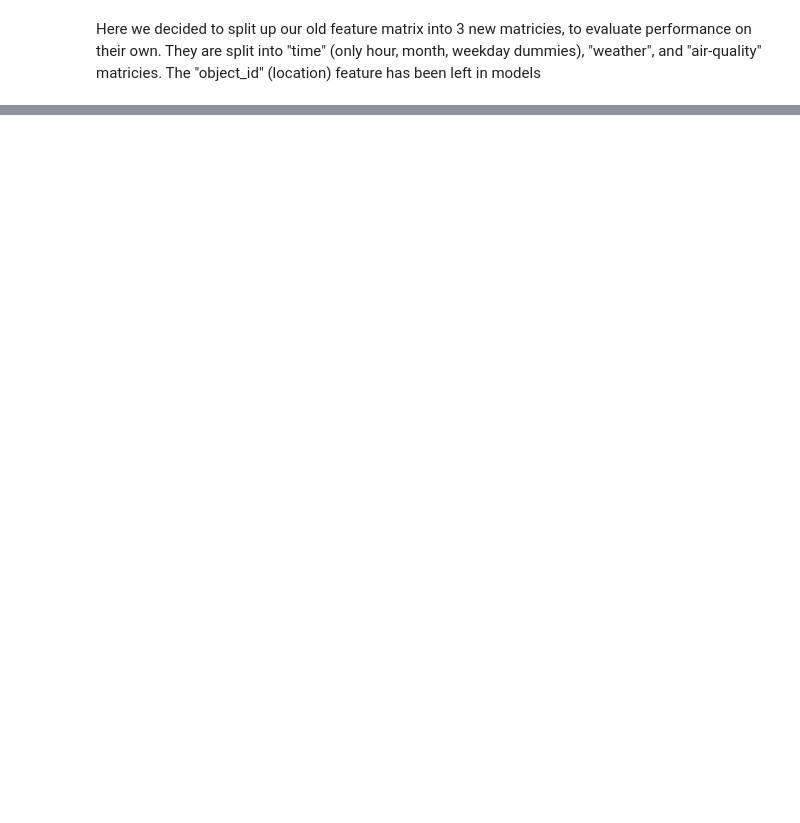
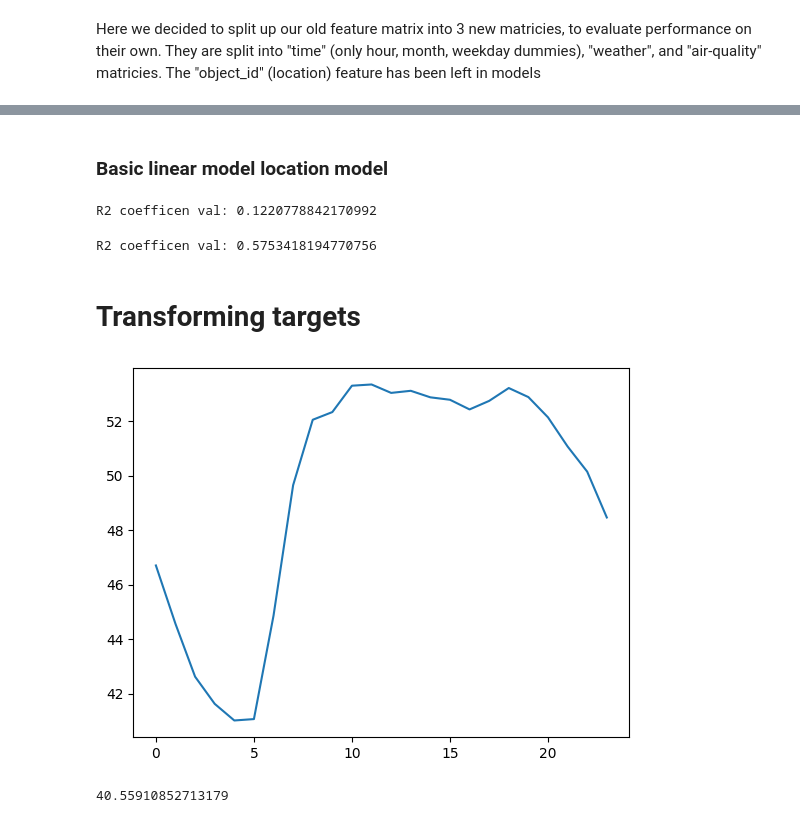
Before and after one commit to aphdinh/MDA_KUL, a Jupyter notebook: notebook/3_model_predict_noise_level_file40.ipynb, the cells around one changed output, grey strips where cells are left out. Drawn from its saved outputs; the diff is of its cells as text; code cells hidden in the pictures; blank space fills up the shorter version.

```diff
--- a/notebook/3_model_predict_noise_level_file40.ipynb
+++ b/notebook/3_model_predict_noise_level_file40.ipynb
@@ -663,0 +747,2 @@ xgb.score()
+# %% [markdown]
+### Basic linear model location model
@@ -663,0 +763,35 @@ xgb.score()
+# %%
+from sklearn.linear_model import LinearRegression
+location_train = pd.get_dummies(location_train)
+location_val = pd.get_dummies(location_val)
+
+lm  = LinearRegression()
+lm.fit(location_train,y_train['laf50_per_hour'])
+val_pred = lm.predict(location_val)
+print(f"R2 coefficen val: {r2_score(y_val['laf50_per_hour'],val_pred)}")
+# %% [output]
+R2 coefficen val: 0.1220778842170992
+# %%
+## Lm on full set
+
+lm = LinearRegression()
+lm.fit(X_train,y_train['laf50_per_hour'])
+val_pred = lm.predict(X_val)
+print(f"R2 coefficen val: {r2_score(y_val['laf50_per_hour'],val_pred)}")
+# %% [output]
+R2 coefficen val: 0.5753418194770756
+# %% [markdown]
+# Transforming targets
+# %%
+## Plotting old TS
+grouped_data = data_model_v2.groupby(["hour"], as_index=False).mean()
+plt.plot(grouped_data["hour"],grouped_data["laf50_per_hour"])
+plt.show()
+# %% [output]
+[figure, added]
+# %%
+test_df  = data_model_v2.copy()
+for hour in range(0,24):
+    test_df["laf50_per_hour"] = np.where(test_df["hour"]==hour, test_df["laf50_per_hour"]-data_model_v2.loc[data_model_v2["hour"]==hour]["laf50_per_hour"].mean(),test_df["laf50_per_hour"])
+# %% [output]
+40.55910852713179
```
Also changed, not shown: parts of 24 cells of this notebook.
